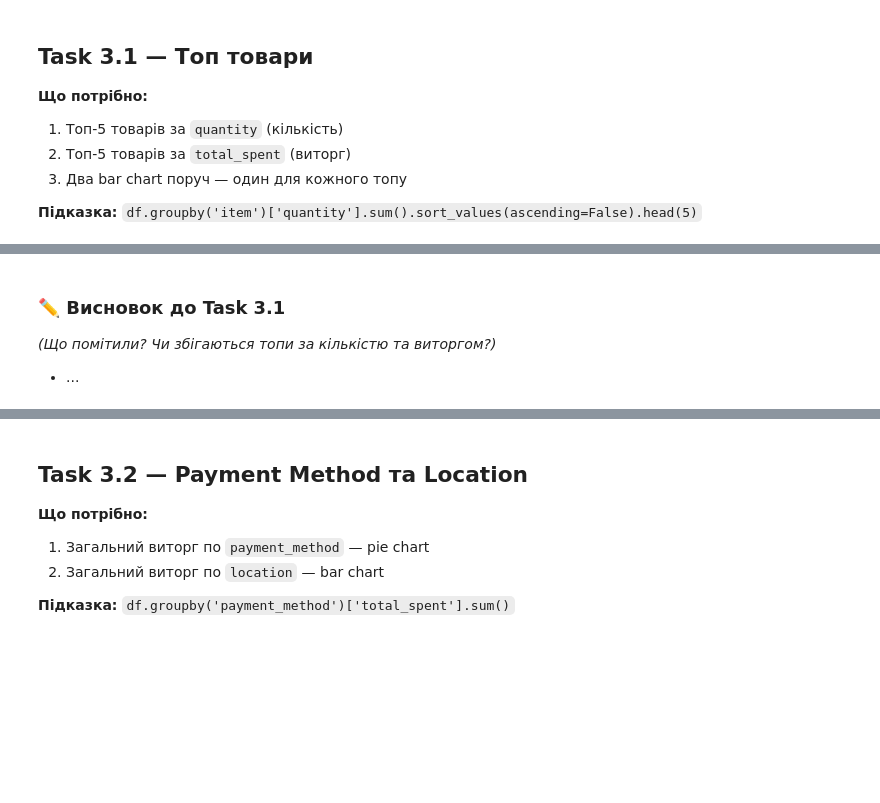
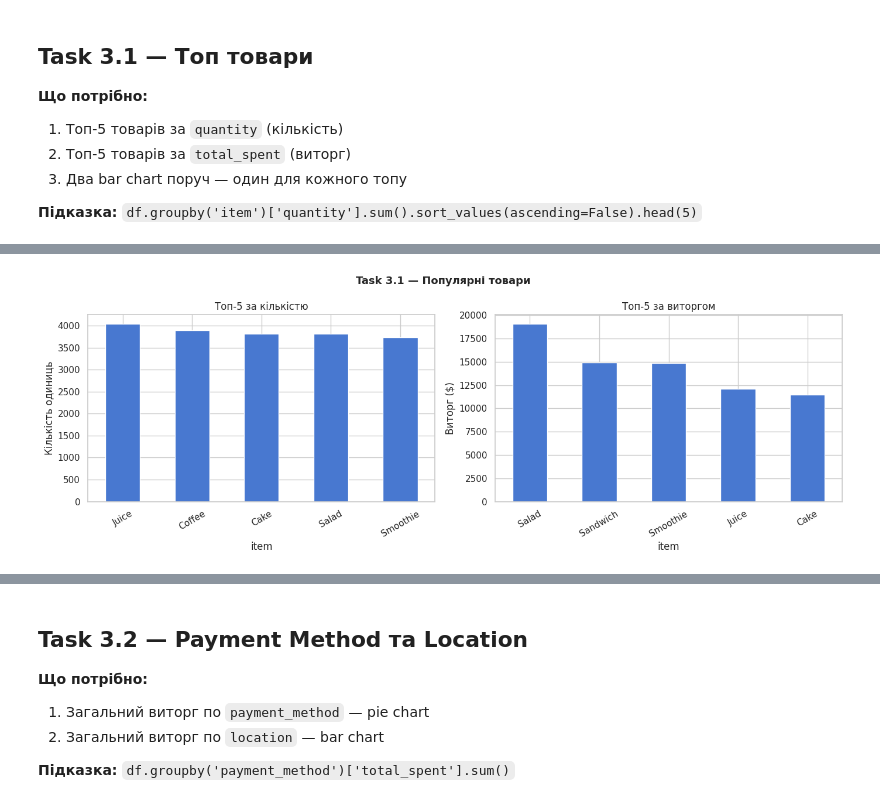
Before and after one commit to NatalieAleksandrova2026/Analysis_Cafe_Sales, a Jupyter notebook: cafe_eda_workbook_version2.ipynb, the cells around one changed output, grey strips where cells are left out. Saved outputs shown, nothing was run; the diff lists cells and outputs as text; code cells hidden in the pictures; blank space fills up the shorter version.

```diff
--- a/cafe_eda_workbook_version2.ipynb
+++ b/cafe_eda_workbook_version2.ipynb
@@ -576,3 +584,7 @@ df['total_spent'] = df['total_spent'].fillna(df['total_spent'].median())
 
 У нашому проєкті — **перезаписуємо** скрізь де є розбіжність,
 бо ціни зі словника надійніші за оригінал.
+# %%
+# Крок 1: порахувати очікуване значення для кожного рядка
+df['_expected'] = (df['quantity'].astype(float) * df['price_per_unit']).round(2)
+df['_expected']
@@ -579,9 +606,6 @@ df['total_spent'] = df['total_spent'].fillna(df['total_spent'].median())
 # %%
-# Крок 1: порахувати очікуване значення для кожного рядка
-df['_expected'] = # ВАШ КОД ТУТ  (qty × price, round(2))
-
 # Крок 2: знайти рядки де total_spent не збігається з _expected
-mask_mismatch = # ВАШ КОД ТУТ
+mask_mismatch = df['total_spent'].round(2) != df['_expected']
 n_mismatch = mask_mismatch.sum()
 
 print(f'Збігів:       {len(df) - n_mismatch} / {len(df)}')
@@ -616,7 +656,7 @@ print(f'Видалено рядків без дати: {before - len(df)}')
 - Кожне слово з великої літери (`.str.title()`)
 # %%
 for col in ['item', 'payment_method', 'location']:
-    df[col] = # ВАШ КОД ТУТ
+    df[col] = df[col].str.strip().str.title()
 
 print('Унікальні payment_method:', sorted(df['payment_method'].unique()))
 print('Унікальні location:',       sorted(df['location'].unique()))
@@ -633,12 +676,12 @@ print('Унікальні location:',       sorted(df['location'].unique()))
 | `weekday` | Назва дня тижня | `.dt.day_name()` |
 | `is_weekend` | True якщо сб/нд | `.isin(['Saturday', 'Sunday'])` |
 # %%
-df['year']       = # ВАШ КОД ТУТ
-df['month']      = # ВАШ КОД ТУТ
-df['month_name'] = # ВАШ КОД ТУТ
-df['weekday']    = # ВАШ КОД ТУТ
+df['year']       = df['transaction_date'].dt.year
+df['month']      = df['transaction_date'].dt.month
+df['month_name'] = df['transaction_date'].dt.strftime('%B')
+df['weekday']    = df['transaction_date'].dt.day_name()
 df['week']       = df['transaction_date'].dt.isocalendar().week.astype('Int64')
-df['is_weekend'] = # ВАШ КОД ТУТ
+df['is_weekend'] = df['weekday'].isin(['Saturday', 'Sunday'])
 
 # Перевірка логічності
 df = df[df['quantity'] > 0]
@@ -682,24 +753,23 @@ print(top_rev.round(2).to_string())
 # %%
 fig, axes = plt.subplots(1, 2, figsize=(14, 5))
 fig.suptitle('Task 3.1 — Популярні товари', fontsize=13, fontweight='bold')
 
 # Графік 1: топ за кількістю
-# ВАШ КОД ТУТ
+top_qty = df.groupby('item')['quantity'].sum().sort_values(ascending=False).head(5)
+top_qty.plot(kind='bar', ax=axes[0])
 axes[0].set_title('Топ-5 за кількістю')
 axes[0].set_ylabel('Кількість одиниць')
 axes[0].tick_params(axis='x', rotation=30)
 
 # Графік 2: топ за виторгом
-# ВАШ КОД ТУТ
+top_rev = df.groupby('item')['total_spent'].sum().sort_values(ascending=False).head(5)
+top_rev.plot(kind='bar', ax=axes[1])
 axes[1].set_title('Топ-5 за виторгом')
 axes[1].set_ylabel('Виторг ($)')
 axes[1].tick_params(axis='x', rotation=30)
 
 plt.tight_layout()
 plt.savefig('part3_task31.png', dpi=130, bbox_inches='tight')
 plt.show()
+# %% [output]
+[figure, added]
-# %% [markdown]
-### ✏️ Висновок до Task 3.1
-*(Що помітили? Чи збігаються топи за кількістю та виторгом?)*
-
-- ...
```
Also changed, not shown: parts of 13 cells of this notebook.
